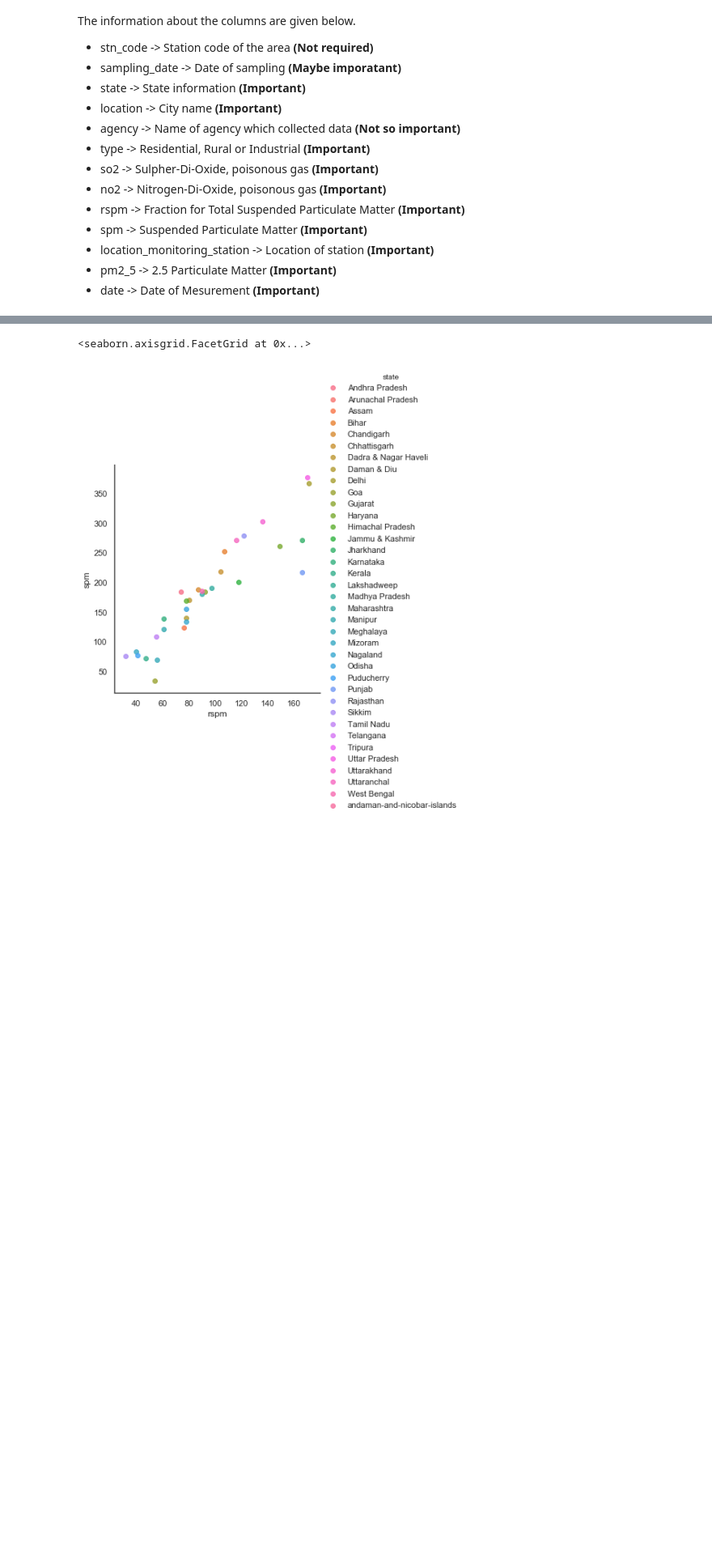
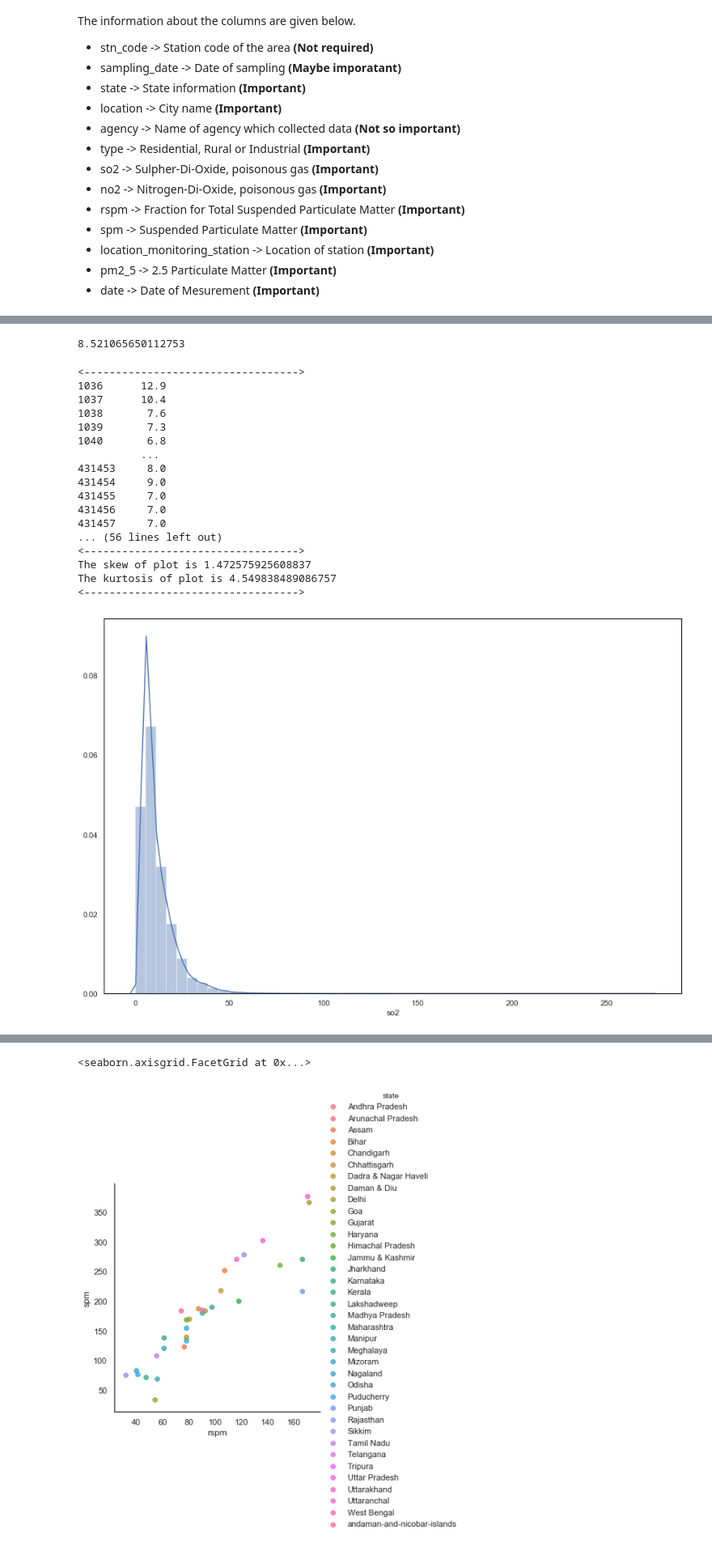
Before and after one commit to Rohan0401/AI4ClimateChange, a Jupyter notebook: India_Air_Pollution_Analysis.ipynb, the cells around one changed output, grey strips where cells are left out. Shown at 81% size. Cells and saved outputs as stored; diff of their text form; code cells hidden in the pictures; blank space fills up the shorter version.

```diff
--- a/India_Air_Pollution_Analysis.ipynb
+++ b/India_Air_Pollution_Analysis.ipynb
@@ -81,5 +83,6 @@ air_pollution_data = air_pollution_data.drop(drop_values, axis=1)
 pollutant_values = ['so2', 'no2', 'rspm', 'spm']
 # %%
 group_of_pollutant_by_state = air_pollution_data.groupby(['state']).median()
-# %%
-plt.rcParams["figure.figsize"] = [20, 10]
+# %%
+# Conversion for the data-time
+air_pollution_data['date_time'] = pd.to_datetime(air_pollution_data['date'], format='%m/%d/%Y').dt.date
@@ -85,0 +133,38 @@ plt.rcParams["figure.figsize"] = [20, 10]
+# %%
+air_pollution_data[pollutant_values[0]].skew()
+# %% [output]
+8.521065650112753
+# %%
+
+def draw_histogram(df, pollutant_values):
+    for i in range(len(pollutant_values)):
+        plt.figure()
+        print("<---------------------------------->")
+        print(df[pollutant_values[i]])
+        print("<---------------------------------->")
+        sns.distplot(df[pollutant_values[i]])
+        print("<---------------------------------->")
+        print(f"The skew of plot is {df[pollutant_values[i]].skew()}")
+        print(f"The kurtosis of plot is {df[pollutant_values[i]].kurt()}")
+        print("<---------------------------------->")
+# %%
+draw_histogram(air_pollution_data.dropna(), pollutant_values)
+# %% [output]
+<---------------------------------->
+1036      12.9
+1037      10.4
+1038       7.6
+1039       7.3
+1040       6.8
+          ...
+431453     8.0
+431454     9.0
+431455     7.0
+431456     7.0
+431457     7.0
+... (56 lines left out)
+<---------------------------------->
+The skew of plot is 1.472575925608837
+The kurtosis of plot is 4.549838489086757
+<---------------------------------->
+[figure, added]
```
Also changed, not shown: parts of 29 cells of this notebook, 1 other file.
